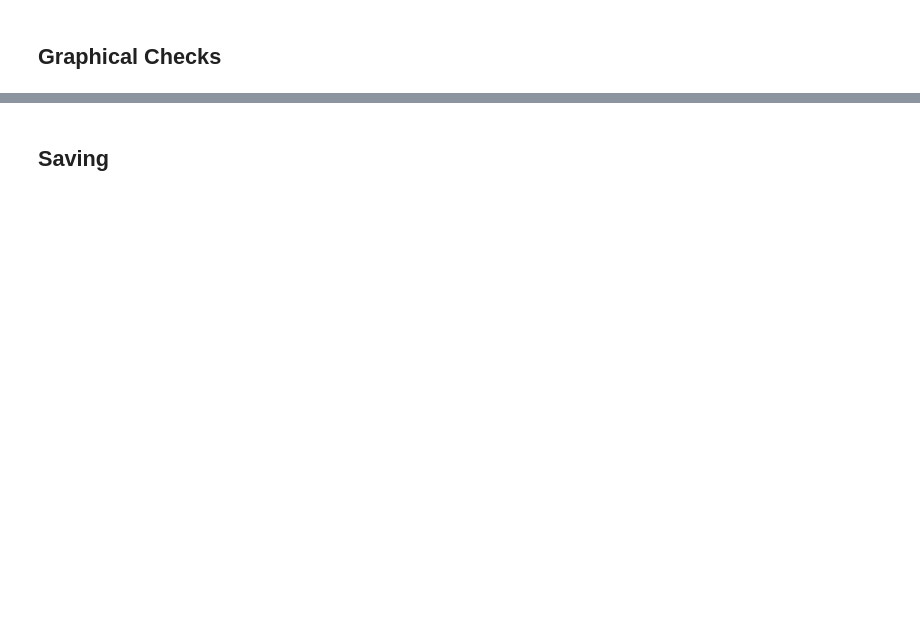
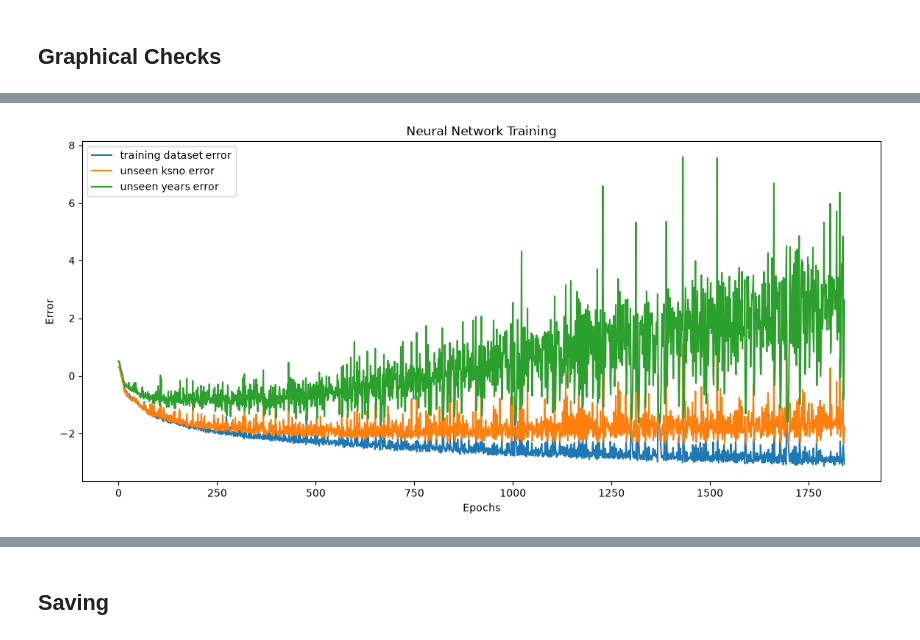
Before and after one commit to DavidGrahamCo/icepack_ML, a Jupyter notebook: notebooks/03Training.ipynb, the cells around one changed output, grey strips where cells are left out. Cells and saved outputs as stored; diff of their text form; code cells hidden in the pictures; blank space fills up the shorter version.

```diff
--- a/notebooks/03Training.ipynb
+++ b/notebooks/03Training.ipynb
@@ -214,0 +284,11 @@ plt.show()
+# %%
+plt.plot(train_history, label = "training dataset error")
+plt.plot(val_history, label = "unseen ksno error")
+plt.plot(val_year_history, label = "unseen years error")
+plt.xlabel("Epochs")
+plt.ylabel("Error")
+plt.legend()
+plt.title("Neural Network Training")
+plt.show()
+# %% [output]
+[figure, added]
```
Also changed, not shown: parts of 29 cells of this notebook, 46 other files.
